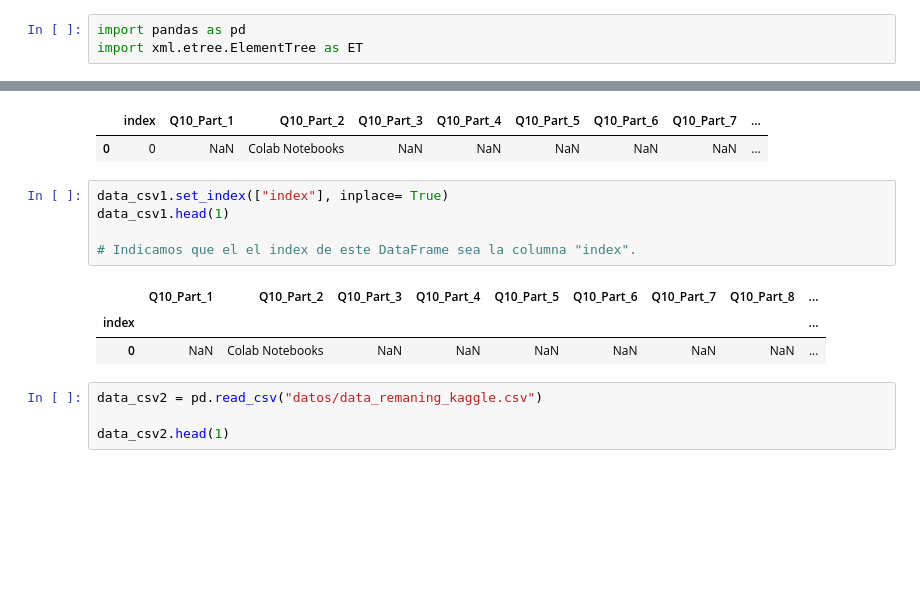
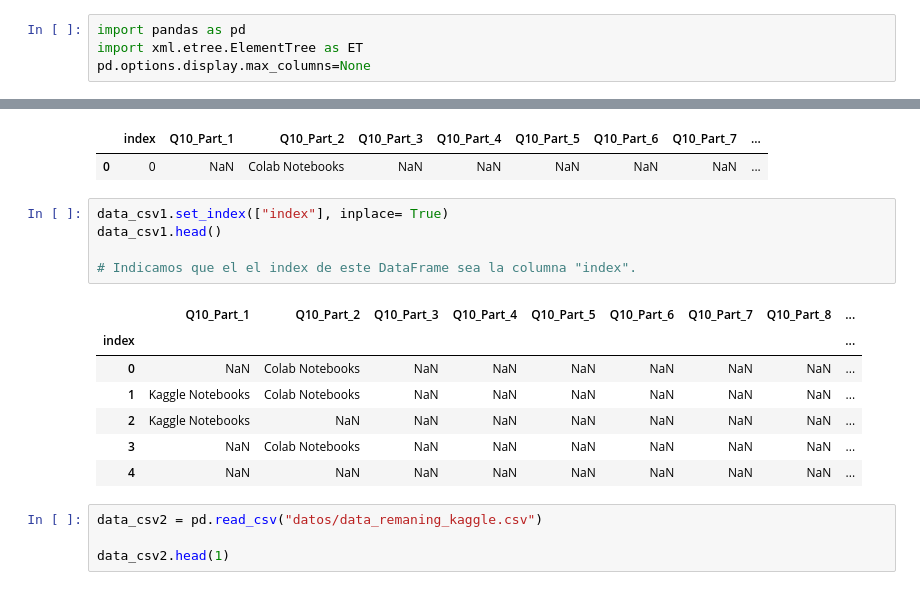
Before and after one commit to MonicaSL110/proyecto-transformacion-digital, a Jupyter notebook: exploracion_datos.ipynb, the cells around one changed output, grey strips where cells are left out. Drawn from its saved outputs; the diff is of its cells as text; blank space fills up the shorter version.

```diff
--- a/exploracion_datos.ipynb
+++ b/exploracion_datos.ipynb
@@ -1,6 +1,7 @@
 # %%
 import pandas as pd
 import xml.etree.ElementTree as ET
+pd.options.display.max_columns=None
 # %% [markdown]
 ### Apertura de los archivos .csv como DataFrame
 # %%
@@ -12,13 +13,17 @@ data_csv1.head(1)
 | 0 | 0 | NaN | Colab Notebooks | NaN | NaN | NaN | NaN | NaN | ... |
 # %%
 data_csv1.set_index(["index"], inplace= True)
-data_csv1.head(1)
+data_csv1.head()
 
 # Indicamos que el el index de este DataFrame sea la columna "index".
 # %% [output]
 |  | Q10_Part_1 | Q10_Part_2 | Q10_Part_3 | Q10_Part_4 | Q10_Part_5 | Q10_Part_6 | Q10_Part_7 | Q10_Part_8 | ... |
 | index |  |  |  |  |  |  |  |  | ... |
 | 0 | NaN | Colab Notebooks | NaN | NaN | NaN | NaN | NaN | NaN | ... |
+| 1 | Kaggle Notebooks | Colab Notebooks | NaN | NaN | NaN | NaN | NaN | NaN | ... |
+| 2 | Kaggle Notebooks | NaN | NaN | NaN | NaN | NaN | NaN | NaN | ... |
+| 3 | NaN | Colab Notebooks | NaN | NaN | NaN | NaN | NaN | NaN | ... |
+| 4 | NaN | NaN | NaN | NaN | NaN | NaN | NaN | NaN | ... |
 # %%
 data_csv2 = pd.read_csv("datos/data_remaning_kaggle.csv")
 
```
Also changed, not shown: parts of 3 cells of this notebook, 1 other file.
